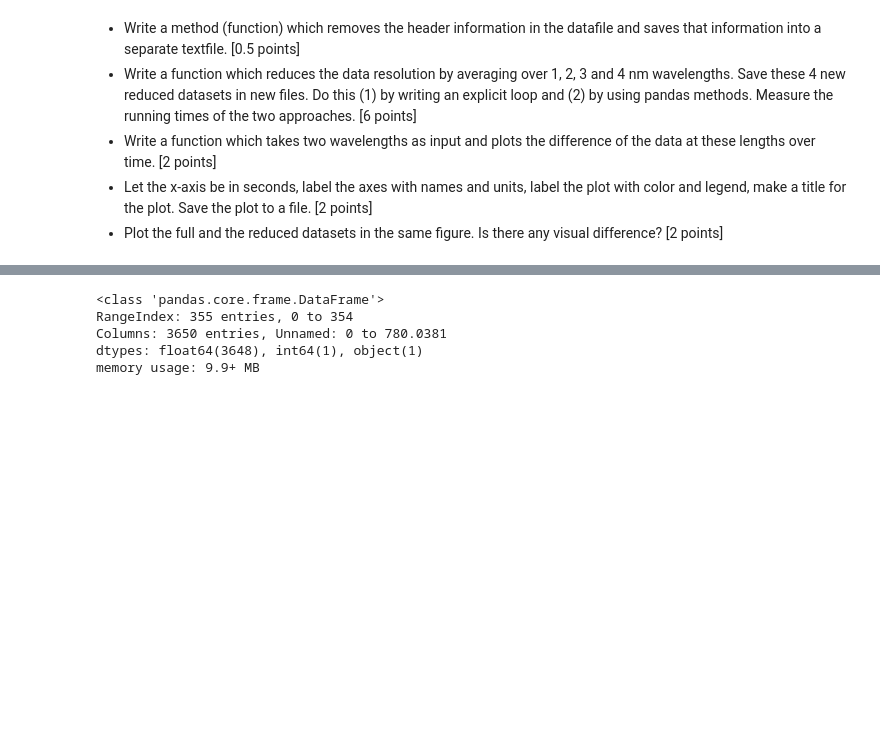
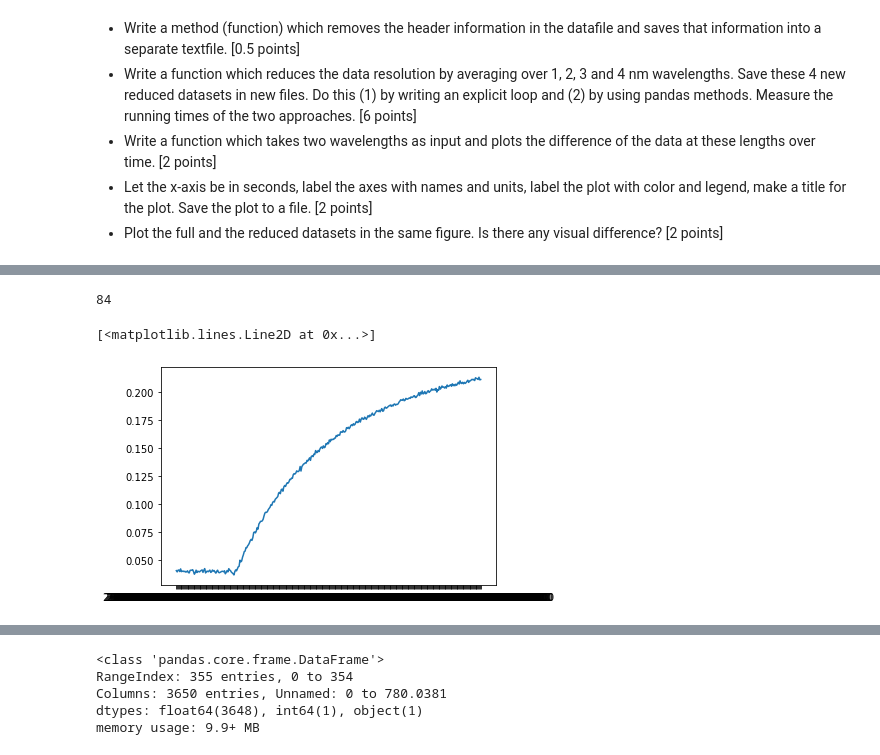
Before and after one commit to sr-DCBP/Data-Science, a Jupyter notebook: CodingTask_Sabela Reuge1.ipynb, the cells around one changed output, grey strips where cells are left out. Cells and saved outputs as stored; diff of their text form; code cells hidden in the pictures; blank space fills up the shorter version.

```diff
--- a/CodingTask_Sabela Reuge1.ipynb
+++ b/CodingTask_Sabela Reuge1.ipynb
@@ -56,0 +38,21 @@ df.head()
+# %%
+df.iloc[2,1]
+dif = df.iloc[2,1] - df.iloc[1,1]
+print (dif)
+
+time_array = []
+for i in range (0):
+  ms = df.iloc[i+1] - df.iloc[i]
+  time_array.append(ms)
+  print (ms)
+# %% [output]
+84
+# %%
+import numpy as np
+import matplotlib.pyplot as plt
+x = df.iloc[:,0]
+y = -(df.iloc[:,1950]-df.iloc[:,1800])
+plt.plot(x,y)
+# %% [output]
+[<matplotlib.lines.Line2D at 0x...>]
+[figure, added]
```
Also changed, not shown: parts of 6 cells of this notebook.
